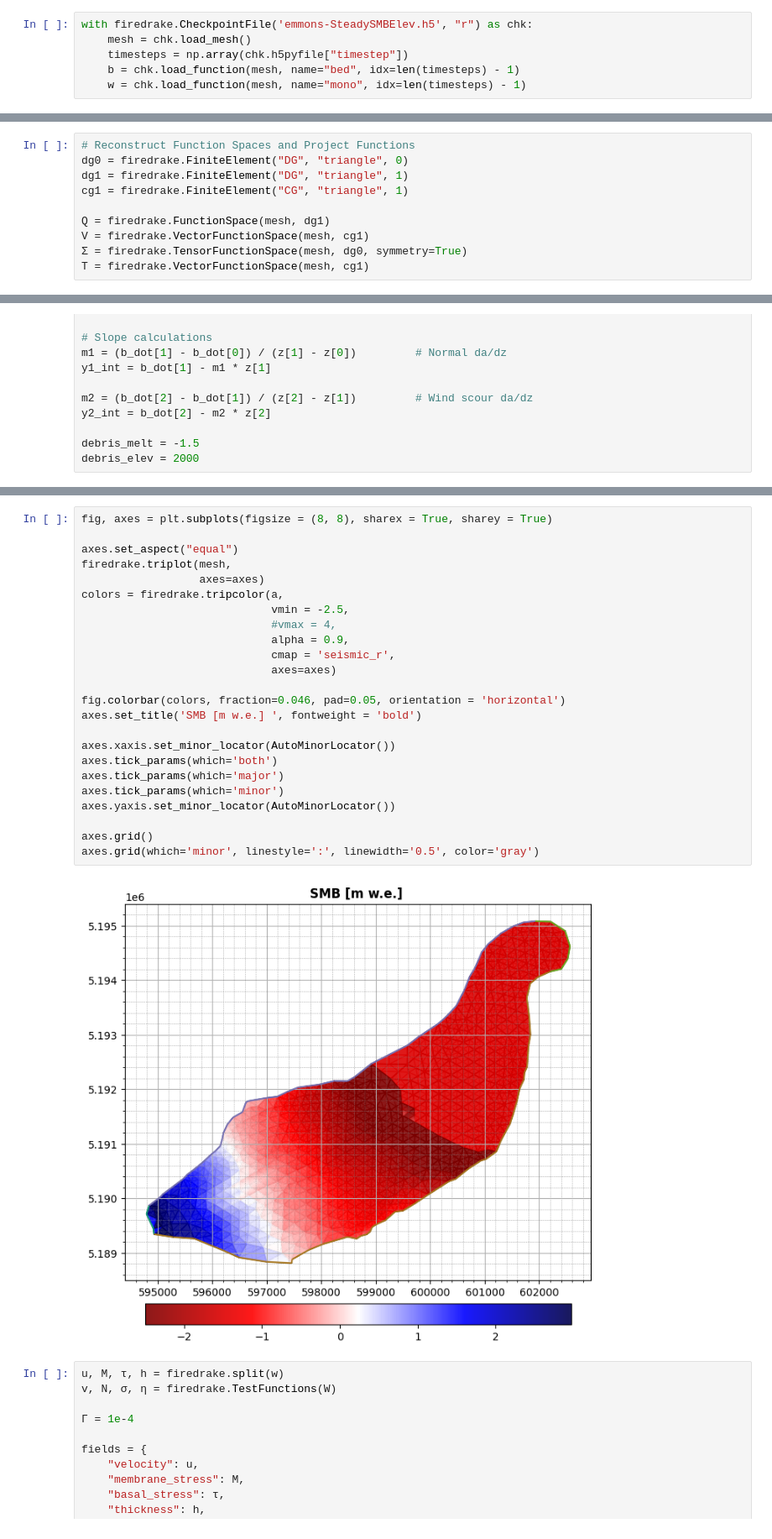
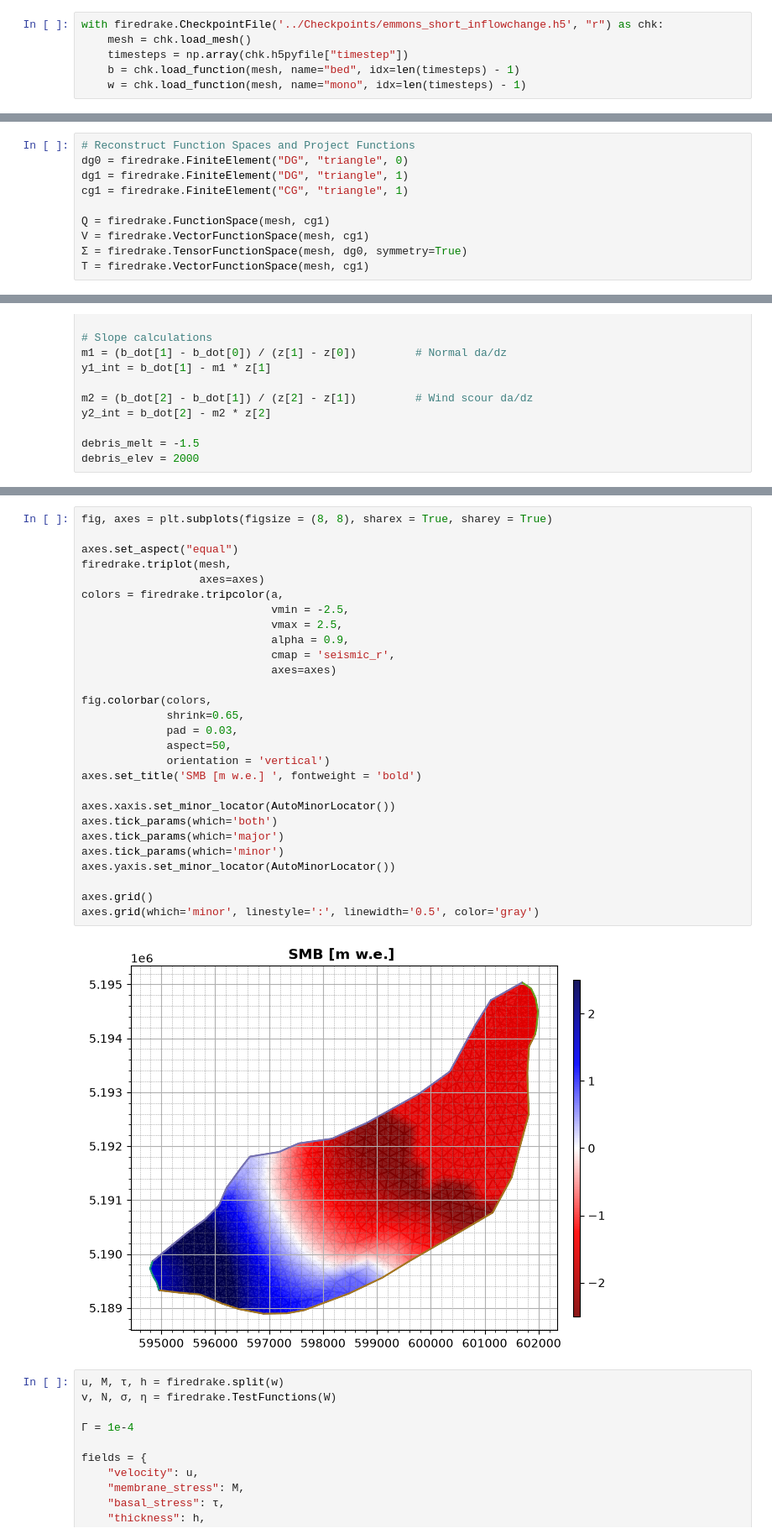
Before and after one commit to JonMaurer/Emmons_Glacier, a Jupyter notebook: emmons_dual_modernDebris.ipynb, the cells around one changed output, grey strips where cells are left out. Shown at 84% size. Cells and saved outputs as stored; diff of their text form.

```diff
--- a/emmons_dual_modernDebris.ipynb
+++ b/emmons_dual_modernDebris.ipynb
@@ -28,7 +27,7 @@ from icepack2.model.variational import momentum_balance, flow_law, friction_law
 
 cmap2 = LinearSegmentedColormap.from_list('', ['white', 'tab:blue', 'yellow', 'tab:orange', 'tab:red'])
 # %%
-with firedrake.CheckpointFile('emmons-SteadySMBElev.h5', "r") as chk:
+with firedrake.CheckpointFile('../Checkpoints/emmons_short_inflowchange.h5', "r") as chk:
     mesh = chk.load_mesh()
     timesteps = np.array(chk.h5pyfile["timestep"])
     b = chk.load_function(mesh, name="bed", idx=len(timesteps) - 1)
@@ -42,7 +41,7 @@ dg0 = firedrake.FiniteElement("DG", "triangle", 0)
 dg1 = firedrake.FiniteElement("DG", "triangle", 1)
 cg1 = firedrake.FiniteElement("CG", "triangle", 1)
 
-Q = firedrake.FunctionSpace(mesh, dg1)
+Q = firedrake.FunctionSpace(mesh, cg1)
 V = firedrake.VectorFunctionSpace(mesh, cg1)
 Σ = firedrake.TensorFunctionSpace(mesh, dg0, symmetry=True)
 T = firedrake.VectorFunctionSpace(mesh, cg1)
@@ -220,29 +219,33 @@ np.float64(-3334.9770335687977)
 # %%
 fig, axes = plt.subplots(figsize = (8, 8), sharex = True, sharey = True)
 
 axes.set_aspect("equal")
 firedrake.triplot(mesh,
                   axes=axes)
 colors = firedrake.tripcolor(a,
                              vmin = -2.5,
-                             #vmax = 4,
+                             vmax = 2.5,
                              alpha = 0.9,
                              cmap = 'seismic_r',
                              axes=axes)
 
-fig.colorbar(colors, fraction=0.046, pad=0.05, orientation = 'horizontal')
+fig.colorbar(colors,
+             shrink=0.65,
+             pad = 0.03,
+             aspect=50,
+             orientation = 'vertical')
 axes.set_title('SMB [m w.e.] ', fontweight = 'bold')
 
 axes.xaxis.set_minor_locator(AutoMinorLocator())
 axes.tick_params(which='both')
 axes.tick_params(which='major')
 axes.tick_params(which='minor')
 axes.yaxis.set_minor_locator(AutoMinorLocator())
 
 axes.grid()
 axes.grid(which='minor', linestyle=':', linewidth='0.5', color='gray')
 # %% [output]
-[figure, old version]
+[figure, new version]
 # %%
 u, M, τ, h = firedrake.split(w)
 v, N, σ, η = firedrake.TestFunctions(W)
```
Also changed, not shown: parts of 9 cells of this notebook, 7 other files.
